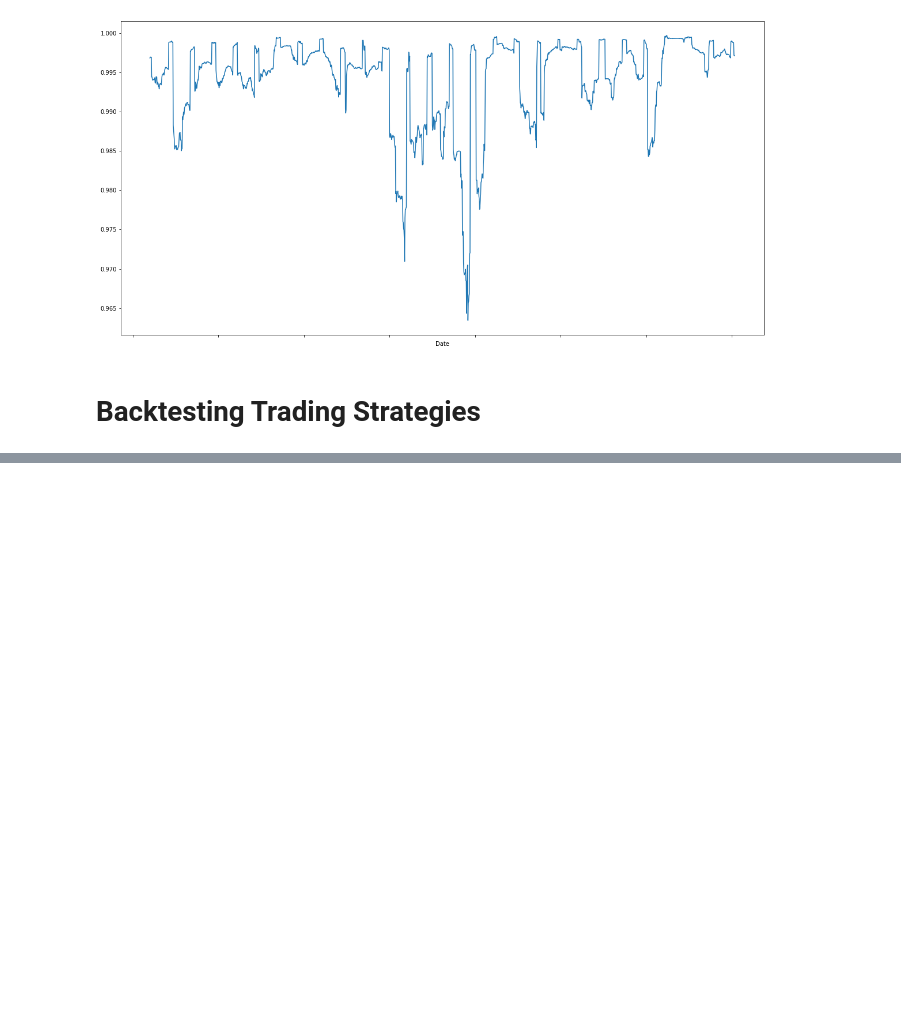
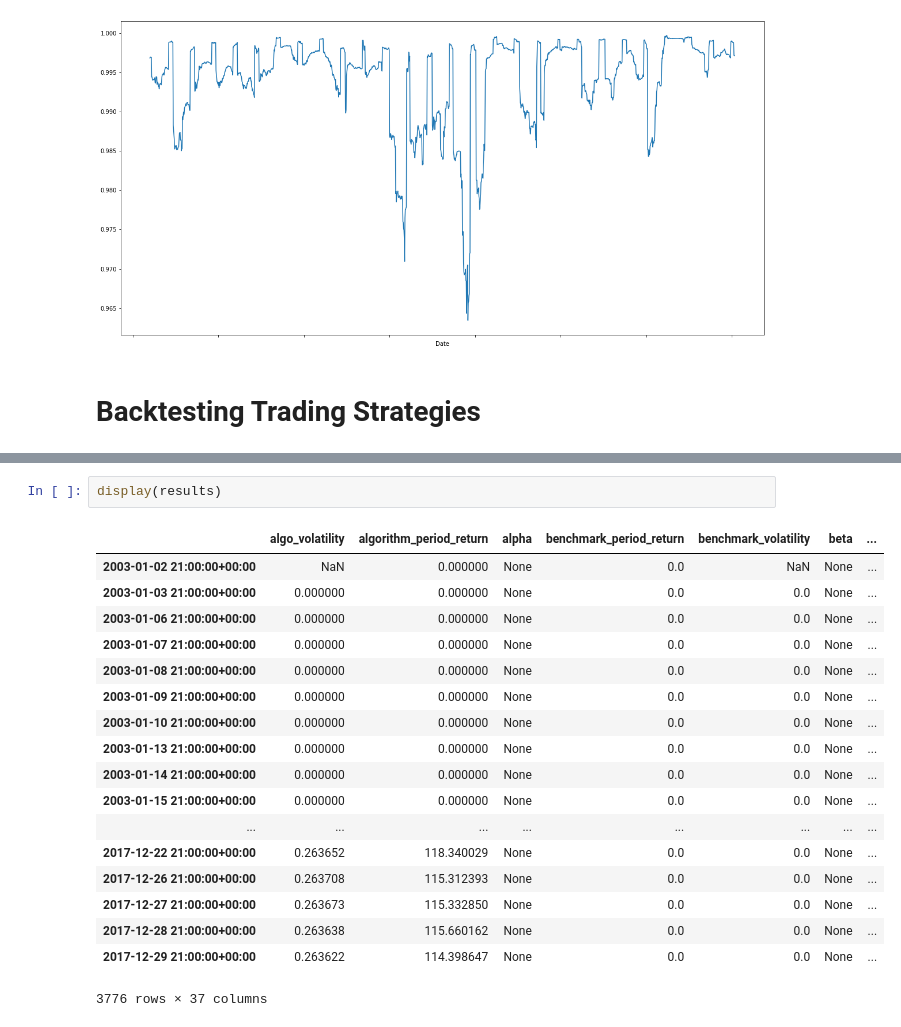
Before and after one commit to murphytalk/finance, a Jupyter notebook: src/finance/quant/trading-evolved.ipynb, the cells around one changed output, grey strips where cells are left out. Cells and saved outputs as stored; diff of their text form; blank space fills up the shorter version.

```diff
--- a/src/finance/quant/trading-evolved.ipynb
+++ b/src/finance/quant/trading-evolved.ipynb
@@ -254,0 +317,21 @@ import pytz
+# %%
+display(results)
+# %% [output]
+|  | algo_volatility | algorithm_period_return | alpha | benchmark_period_return | benchmark_volatility | beta | ... |
+| 2003-01-02 21:00:00+00:00 | NaN | 0.000000 | None | 0.0 | NaN | None | ... |
+| 2003-01-03 21:00:00+00:00 | 0.000000 | 0.000000 | None | 0.0 | 0.0 | None | ... |
+| 2003-01-06 21:00:00+00:00 | 0.000000 | 0.000000 | None | 0.0 | 0.0 | None | ... |
+| 2003-01-07 21:00:00+00:00 | 0.000000 | 0.000000 | None | 0.0 | 0.0 | None | ... |
+| 2003-01-08 21:00:00+00:00 | 0.000000 | 0.000000 | None | 0.0 | 0.0 | None | ... |
+| 2003-01-09 21:00:00+00:00 | 0.000000 | 0.000000 | None | 0.0 | 0.0 | None | ... |
+| 2003-01-10 21:00:00+00:00 | 0.000000 | 0.000000 | None | 0.0 | 0.0 | None | ... |
+| 2003-01-13 21:00:00+00:00 | 0.000000 | 0.000000 | None | 0.0 | 0.0 | None | ... |
+| 2003-01-14 21:00:00+00:00 | 0.000000 | 0.000000 | None | 0.0 | 0.0 | None | ... |
+| 2003-01-15 21:00:00+00:00 | 0.000000 | 0.000000 | None | 0.0 | 0.0 | None | ... |
+| ... | ... | ... | ... | ... | ... | ... | ... |
+| 2017-12-22 21:00:00+00:00 | 0.263652 | 118.340029 | None | 0.0 | 0.0 | None | ... |
+| 2017-12-26 21:00:00+00:00 | 0.263708 | 115.312393 | None | 0.0 | 0.0 | None | ... |
+| 2017-12-27 21:00:00+00:00 | 0.263673 | 115.332850 | None | 0.0 | 0.0 | None | ... |
+| 2017-12-28 21:00:00+00:00 | 0.263638 | 115.660162 | None | 0.0 | 0.0 | None | ... |
+| 2017-12-29 21:00:00+00:00 | 0.263622 | 114.398647 | None | 0.0 | 0.0 | None | ... |
+3776 rows × 37 columns
```
Also changed, not shown: parts of 10 cells of this notebook, 2 other files.
